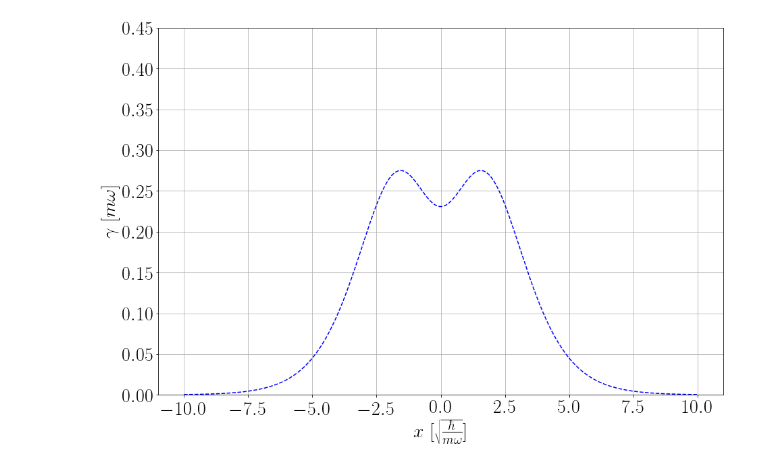
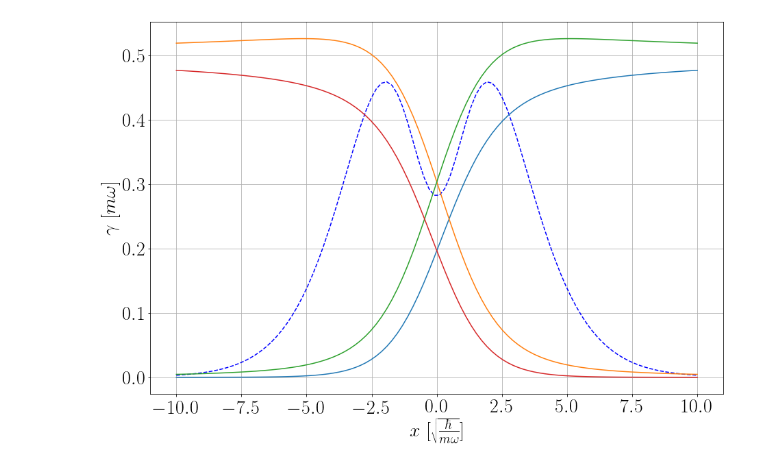
Before and after one commit to robingrether/Born-Markov, a Jupyter notebook: Anderson w Energy Landscape & Direct Hopping.ipynb, the cells around one changed output. Cells and saved outputs as stored; diff of their text form; code cells hidden in the pictures.

```diff
--- a/Anderson w Energy Landscape & Direct Hopping.ipynb
+++ b/Anderson w Energy Landscape & Direct Hopping.ipynb
@@ -26,7 +26,7 @@ d_ops, d_dags = bmme.generate_fermionic_ops(2)
 omega = .003
 g = .0075
 t = .01
-Gamma = .01
+Gamma = .005
 T = .01 / bmme.k_B # 116
 voltage = .0
 
@@ -41,7 +41,7 @@ def func_ddx_H_s(k, x):
     ddx += g * numpy.sqrt(2) * d_dags[0] @ d_ops[0]
     return ddx
 
-x = numpy.linspace(-10, 10, 500)
+x = numpy.linspace(-10, 10, 100)
 
 mean_force = numpy.zeros(len(x), dtype=numpy.float64)
 friction = numpy.zeros(len(x), dtype=numpy.float64)
@@ -52,10 +52,10 @@ def diagonalize(matrix):
     return numpy.linalg.eig(matrix)
 
 def my_func(i, val):
-    return bmme.calc_langevin_quantities(func_H_s, func_ddx_H_s, [val], d_ops, None, numpy.array([[0,0],[0,Gamma]]), -.5 * voltage, .5 * voltage, T, T, diagonalize=diagonalize)
+    return bmme.calc_langevin_quantities(func_H_s, func_ddx_H_s, [val], d_ops, None, numpy.array([[0,0],[0,Gamma]]), -.5 * voltage, .5 * voltage, T, T, diagonalize=diagonalize, include_digamma=False)
 
 def my_func2(i, val):
-    solver = bmme.general_solver(func_H_s([val]), d_ops, None, numpy.array([[0,0],[0,Gamma]]), -.5 * voltage, .5 * voltage, T, T, diagonalize=diagonalize)
+    solver = bmme.general_solver(func_H_s([val]), d_ops, None, numpy.array([[0,0],[0,Gamma]]), -.5 * voltage, .5 * voltage, T, T, diagonalize=diagonalize, include_digamma=False)
     r, L = solver.find_steady_state()
     return solver.V @ r @ solver.V_dag
 
@@ -88,18 +88,18 @@ for i in range(len(results2)):
 # %%
 pyplot.figure(figsize=(15, 10))
 
 #pyplot.plot(x, pmf-min(pmf))
 pyplot.plot(x, bmme._hbar * friction, c="blue", ls="--")
 #pyplot.plot(x, bmme._hbar * correlation / (bmme.k_B * T), "--", c="red")
-#pyplot.plot(x, rho[:,0,0])
-#pyplot.plot(x, rho[:,1,1])
-#pyplot.plot(x, rho[:,2,2])
-#pyplot.plot(x, rho[:,3,3])
+pyplot.plot(x, rho[:,0,0])
+pyplot.plot(x, rho[:,1,1])
+pyplot.plot(x, rho[:,2,2])
+pyplot.plot(x, rho[:,3,3])
 #pyplot.plot(x, rho[:,0,0]+rho[:,1,1]+rho[:,2,2]+rho[:,3,3])
 pyplot.xlabel("$x$ [$\\sqrt{\\frac{\\hbar}{m\\omega}}$]")
 pyplot.ylabel("$\\gamma$ [$m\\omega$]")
-pyplot.ylim(0, .45)
+#pyplot.ylim(0, .45)
 pyplot.grid()
 pyplot.show()
 # %% [output]
-[figure, old version]
+[figure, new version]
```
Also changed, not shown: parts of 2 cells of this notebook, 2 other files.
